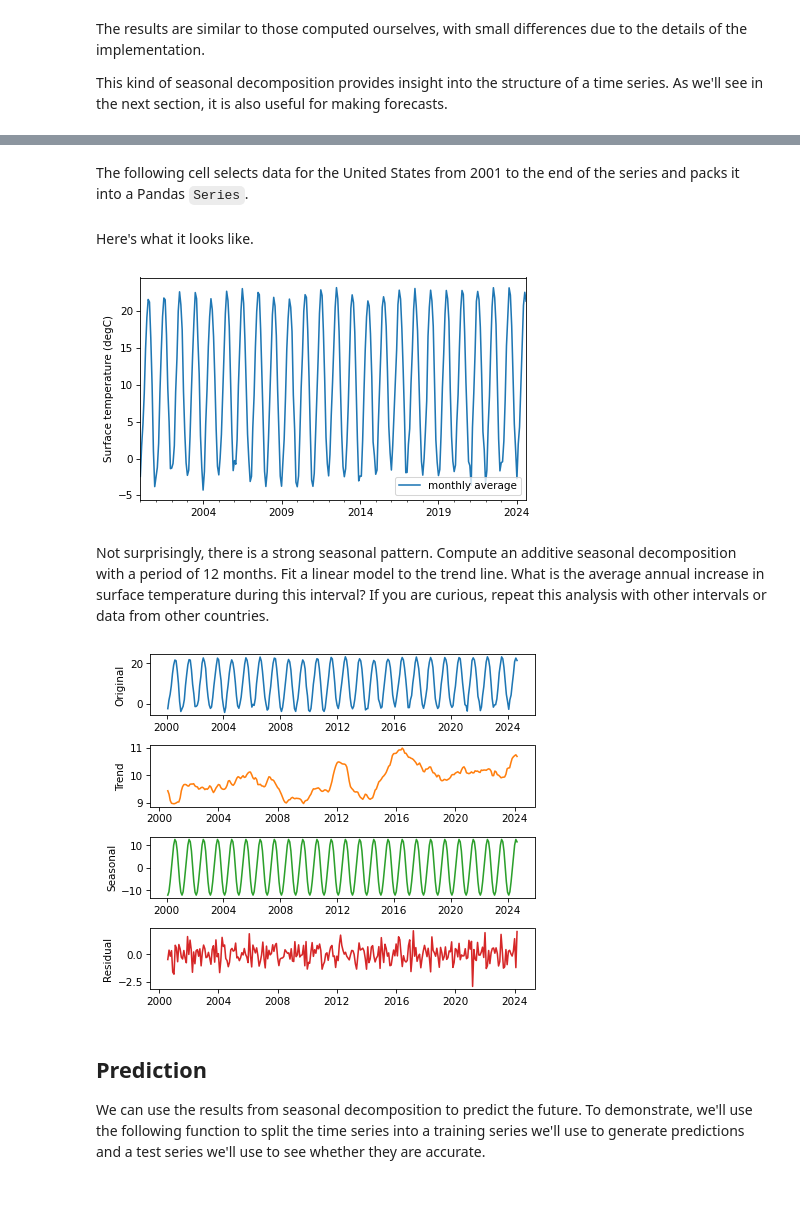
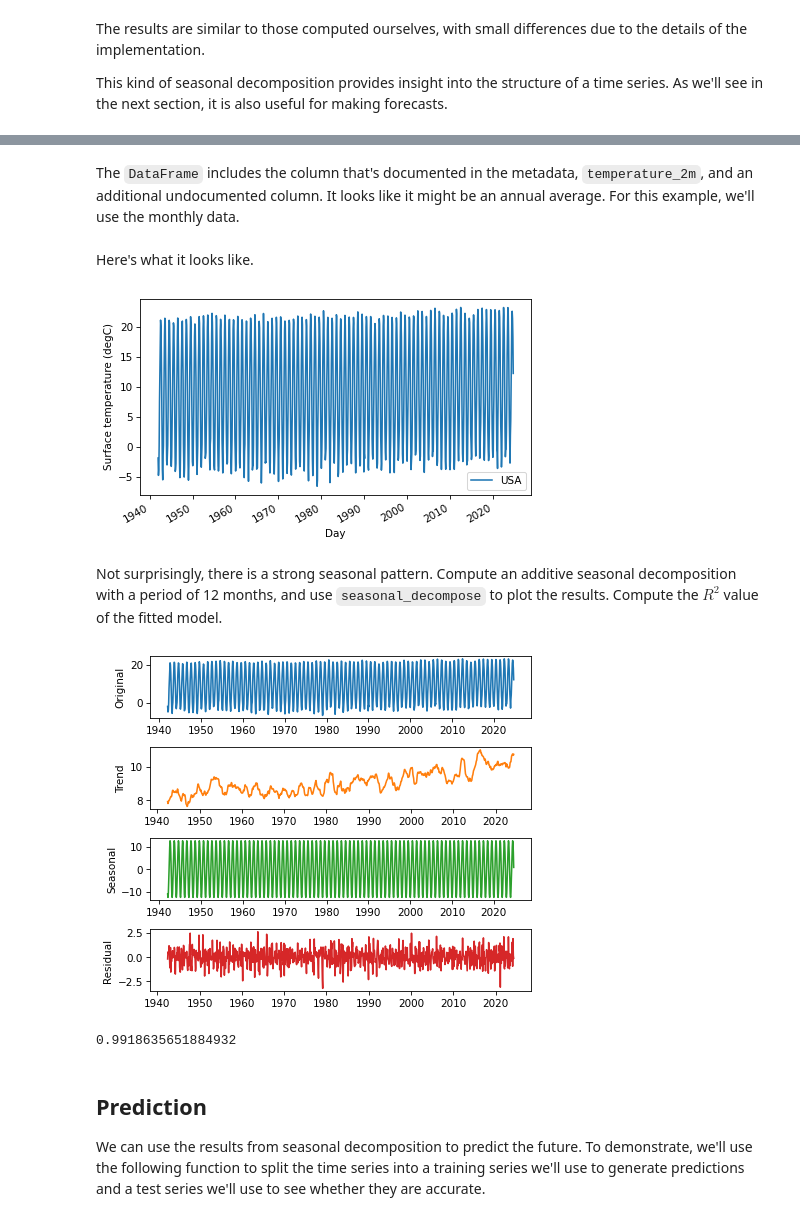
Before and after one commit to rpivo/ThinkStats, a Jupyter notebook: tutorial/ts/time_series_01.ipynb, the cells around one changed output, grey strips where cells are left out. Cells and saved outputs as stored; diff of their text form; code cells hidden in the pictures; blank space fills up the shorter version.

```diff
--- a/tutorial/ts/time_series_01.ipynb
+++ b/tutorial/ts/time_series_01.ipynb
@@ -286,0 +269,15 @@ temp.head()
+# %%
+import requests
+
+# Define the URL
+url = "https://ourworldindata.org/grapher/average-monthly-surface-temperature.metadata.json"
+query_params = {
+    "v": "1",
+    "csvType": "full",
+    "useColumnShortNames": "true"
+}
+headers = {'User-Agent': 'Our World In Data data fetch/1.0'}
+
+# Send the GET request with the query parameters
+response = requests.get(url, params=query_params, headers=headers)
+data = response.json()
@@ -286,0 +309,16 @@ temp.head()
+# %%
+country_code = 'USA'    # replace this with other three-letter country codes
+base_url = "https://ourworldindata.org/grapher/average-monthly-surface-temperature.csv"
+
+query_params = {
+    "v": "1",
+    "csvType": "filtered",
+    "useColumnShortNames": "true",
+    "tab": "chart",
+    "country": country_code
+}
+# %%
+from urllib.parse import urlencode
+
+url = f"{base_url}?{urlencode(query_params)}"
+temp_df = pd.read_csv(url, storage_options=headers)
@@ -287,2 +334,4 @@ temp.head()
 # %% [markdown]
-The following cell selects data for the United States from 2001 to the end of the series and packs it into a Pandas `Series`.
+The `DataFrame` includes the column that's documented in the metadata, `temperature_2m`, and an additional undocumented column.
+It looks like it might be an annual average.
+For this example, we'll use the monthly data.
@@ -294,23 +338,31 @@ temp_series.index = pd.date_range(start="2000-01", periods=len(temp_series), fre
+# %%
+temp_series = temp_df['temperature_2m']
+temp_series.index = pd.to_datetime(temp_df['Day'])
 # %% [markdown]
 Here's what it looks like.
 # %%
-temp_series.plot(label="monthly average")
+temp_series.plot(label=country_code)
 decorate(ylabel="Surface temperature (degC)")
 # %% [output]
-[figure, old version]
+[figure, new version]
 # %% [markdown]
 Not surprisingly, there is a strong seasonal pattern.
-Compute an additive seasonal decomposition with a period of 12 months.
-Fit a linear model to the trend line.
-What is the average annual increase in surface temperature during this interval?
-If you are curious, repeat this analysis with other intervals or data from other countries.
+Compute an additive seasonal decomposition with a period of 12 months, and use `seasonal_decompose` to plot the results.
+Compute the $R^2$ value of the fitted model.
 # %%
 # Solution
 
 decomposition = seasonal_decompose(temp_series, model="additive", period=12)
 plot_decomposition(temp_series, decomposition)
 # %% [output]
-[figure, old version]
+[figure, new version]
+# %%
+# Solution
+
+rsquared = 1 - decomposition.resid.var() / temp_series.var()
+rsquared
+# %% [output]
+0.9918635651884932
 # %% [markdown]
 ## Prediction
 
```
Also changed, not shown: parts of 13 cells of this notebook, 1 other file.
